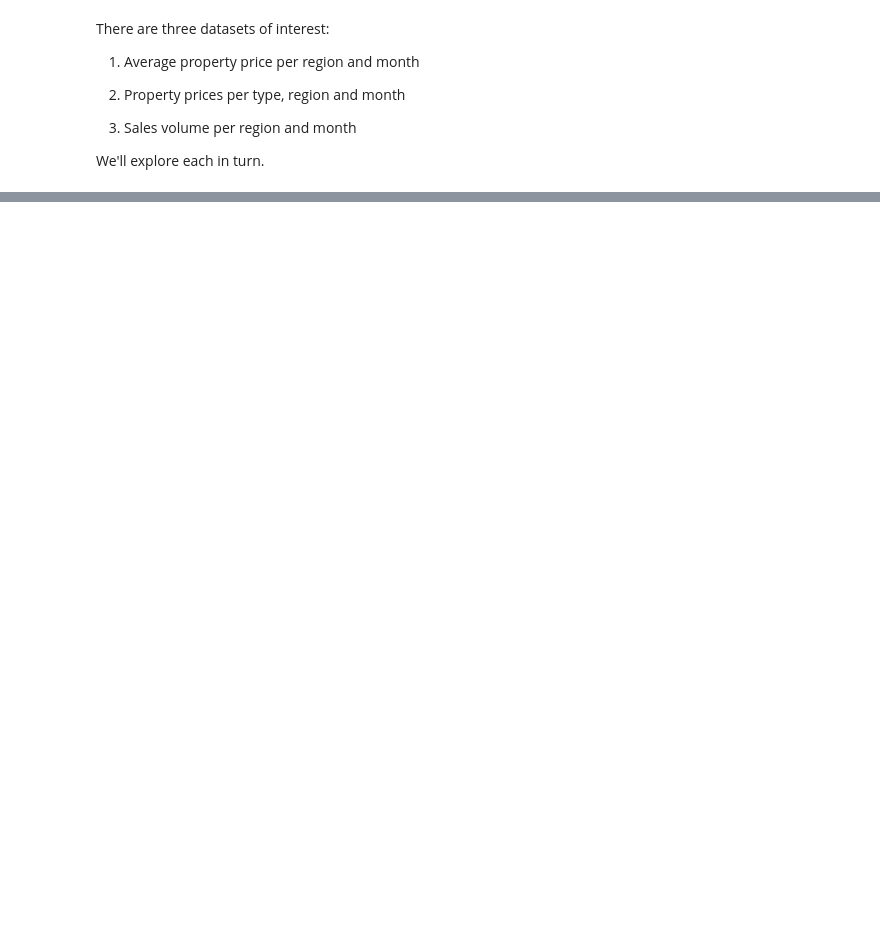
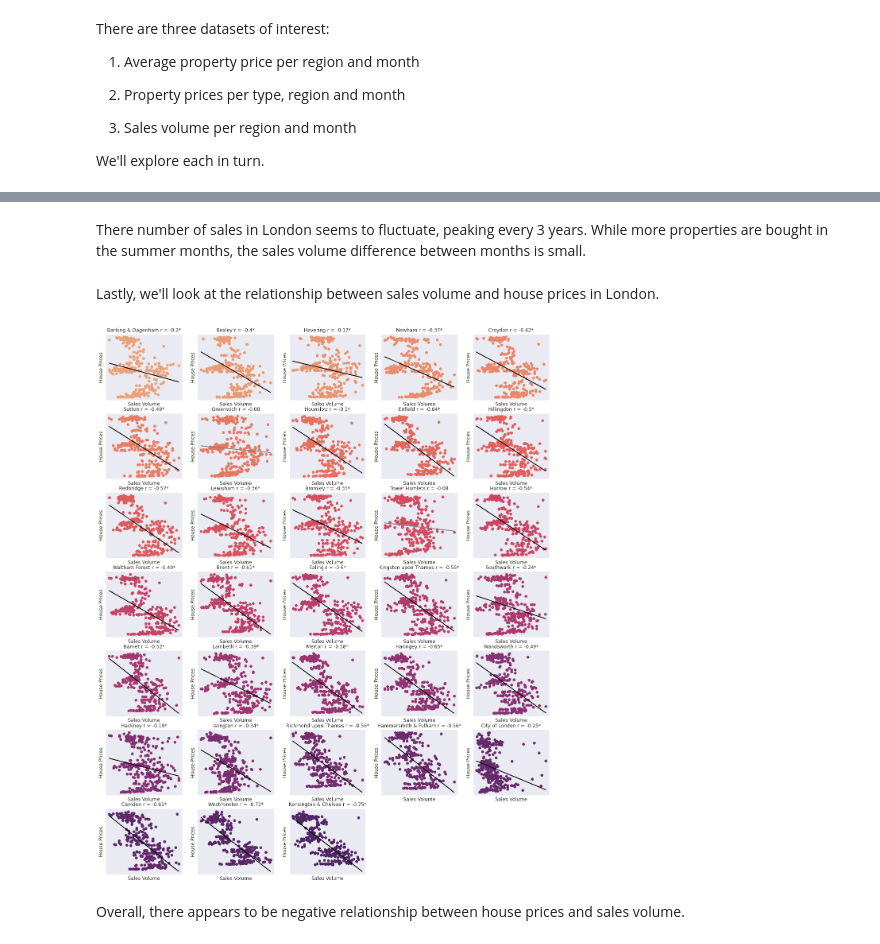
Before and after one commit to kohl-carmen/London-Housing, a Jupyter notebook: London_Housing.ipynb, the cells around one changed output, grey strips where cells are left out. Saved outputs shown, nothing was run; the diff lists cells and outputs as text; code cells hidden in the pictures; blank space fills up the shorter version.

```diff
--- a/London_Housing.ipynb
+++ b/London_Housing.ipynb
@@ -553,0 +642,36 @@ Trough years:
+# %% [markdown]
+There number of sales in London seems to fluctuate, peaking every 3 years.
+While more properties are bought in the summer months, the sales volume difference between months is small.
+# %% [markdown]
+Lastly, we'll look at the relationship between sales volume and house prices in London.
+# %%
+# - corr: sales-prices -
+delete =[df_ldn_price.index[310],df_ldn_price.index[311]]]
+df_ldn_price = df_ldn_price.drop(delete)
+if df_ldn_price.shape == df_ldn_vol.shape:
+  sns.set(rc={'figure.figsize':(20,25)})
+  count = 0
+  for region in df_ldn_price:
+    count += 1
+    plt.subplot(7,5,count)
+    my_cmap = sns.color_palette('flare', n_colors = len(list(df_ldn_price))+1)
+    plt.scatter(df_ldn_vol[region],df_ldn_price[region],color=my_cmap[count])
+    plt.xlabel('Sales Volume')
+    plt.ylabel('House Prices')
+    corr, p = pearsonr(df_ldn_vol[region], df_ldn_price[region])
+    trendcolor = [.5, .5, .5]
+    pstr = ''
+    if p < .05:
+      trendcolor = [0, 0, 0]
+      pstr='*'
+    plt.title(region + ' r = ' + str(round(corr,2))+pstr)
+    trend = np.polyfit(np.array(df_ldn_vol[region], dtype='float'),
+                      np.array(df_ldn_price[region], dtype='float'),1)
+    trendpoly = np.poly1d(trend)
+    plt.plot(df_ldn_vol[region],trendpoly(df_ldn_vol[region]),color=trendcolor)
+    plt.xticks([])
+    plt.yticks([])
+# %% [output]
+[figure, added]
+# %% [markdown]
+Overall, there appears to be  negative relationship between house prices and sales volume.
```
Also changed, not shown: parts of 61 cells of this notebook.
